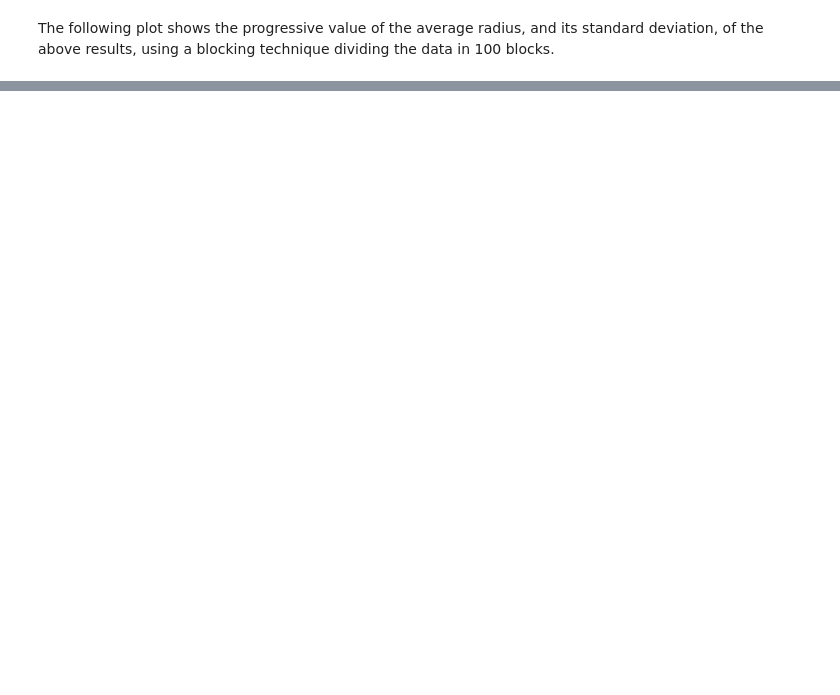
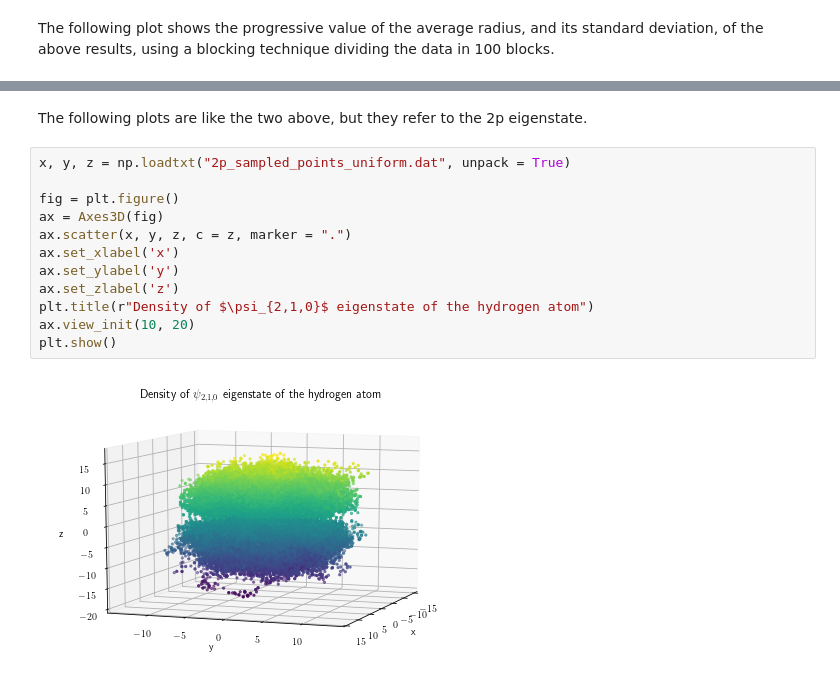
Before and after one commit to phaerrax/lab-simulazione-numerica, a Jupyter notebook: exercise05/exercise05.ipynb, the cells around one changed output, grey strips where cells are left out. Drawn from its saved outputs; the diff is of its cells as text; blank space fills up the shorter version.

```diff
--- a/exercise05/exercise05.ipynb
+++ b/exercise05/exercise05.ipynb
@@ -43,0 +44,16 @@ plt.grid(True)
+# %% [markdown]
+The following plots are like the two above, but they refer to the 2p eigenstate.
+# %%
+x, y, z = np.loadtxt("2p_sampled_points_uniform.dat", unpack = True)
+
+fig = plt.figure()
+ax = Axes3D(fig)
+ax.scatter(x, y, z, c = z, marker = ".")
+ax.set_xlabel('x')
+ax.set_ylabel('y')
+ax.set_zlabel('z')
+plt.title(r"Density of $\psi_{2,1,0}$ eigenstate of the hydrogen atom")
+ax.view_init(10, 20)
+plt.show()
+# %% [output]
+[figure, added]
```
Also changed, not shown: parts of 4 cells of this notebook, 1 other file.
